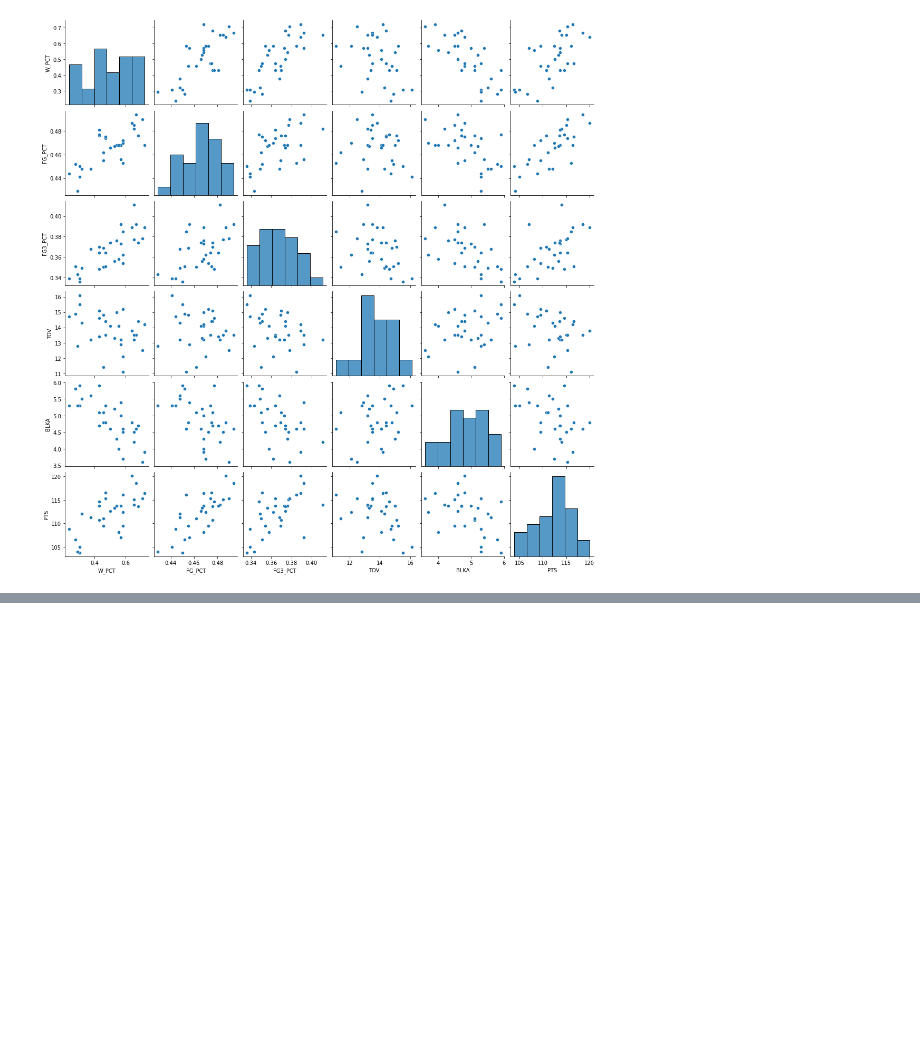
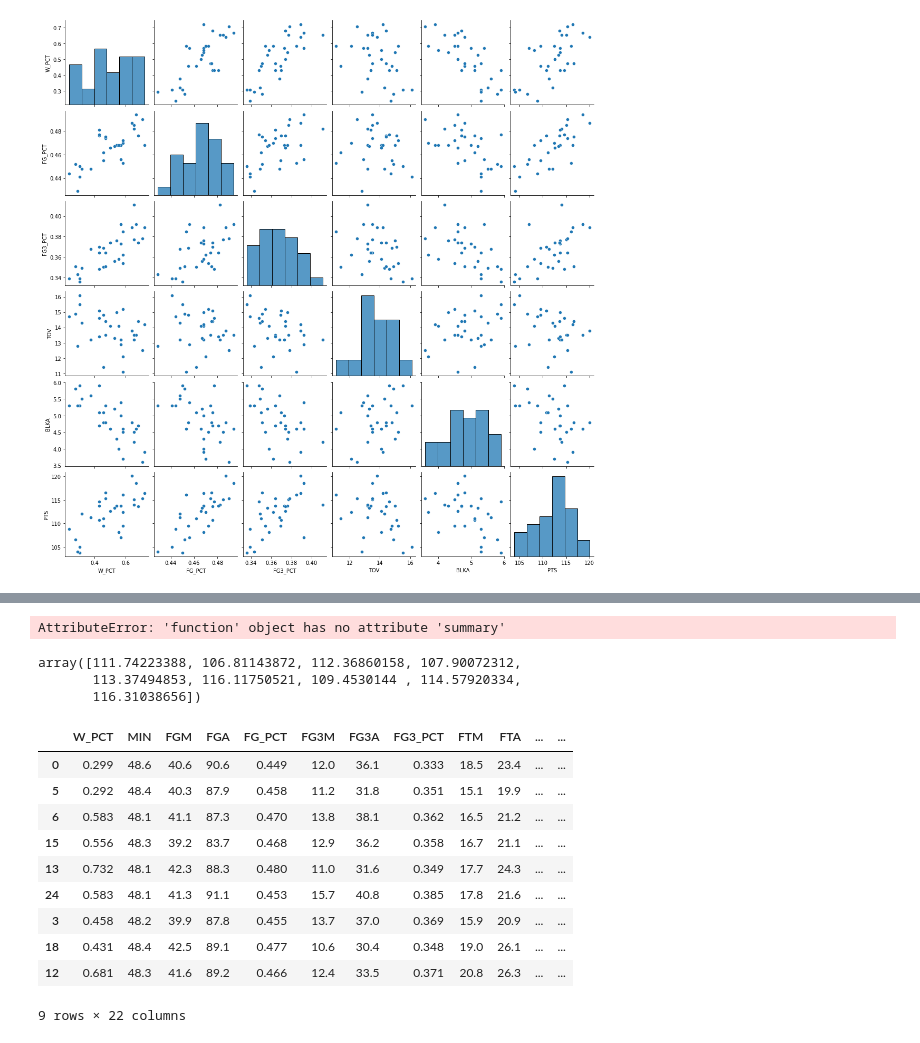
Before and after one commit to russellsprout/CMSE202_Proj, a Jupyter notebook: NBA.ipynb, the cells around one changed output, grey strips where cells are left out. Saved outputs shown, nothing was run; the diff lists cells and outputs as text; code cells hidden in the pictures; blank space fills up the shorter version.

```diff
--- a/NBA.ipynb
+++ b/NBA.ipynb
@@ -92,0 +223,4 @@ NBA = NBA.drop(['CFPARAMS', 'CFID','TEAM_ID'], axis = 1)
+# %%
+years = [NBA_19_20,NBA_20_21]
+NBA = pd.concat(years)
+NBA.head(3)
@@ -93,5 +233,6 @@ NBA = NBA.drop(['CFPARAMS', 'CFID','TEAM_ID'], axis = 1)
 # %%
-NBA_num = NBA.drop(['GP','W','L','TEAM_NAME', 'GP_RANK','W_RANK','L_RANK','W_PCT_RANK','MIN_RANK','FGM_RANK',
+NBA = NBA.drop(['CFPARAMS', 'CFID','TEAM_ID','GP','W','L','TEAM_NAME', 'GP_RANK','W_RANK','L_RANK','W_PCT_RANK','MIN_RANK','FGM_RANK',
 'FGA_RANK','FG_PCT_RANK','FG3M_RANK','FG3A_RANK','FG3_PCT_RANK','FTM_RANK','FTA_RANK','FT_PCT_RANK','OREB_RANK',
 'DREB_RANK','REB_RANK','AST_RANK','TOV_RANK','STL_RANK','BLK_RANK','BLKA_RANK','PF_RANK','PFD_RANK','PTS_RANK',
-'PLUS_MINUS_RANK'], axis =1 )
+'PLUS_MINUS_RANK'], axis = 1)
+NBA.shape
@@ -144,0 +283,8 @@ y = NBA['W_PCT']
+# %%
+x = NBA.drop('PTS', axis = 1 )
+y = NBA['PTS']
+
+# importing train_test_split from sklearn
+from sklearn.model_selection import train_test_split
+# splitting the data
+x_train, x_test, y_train, y_test = train_test_split(x, y, test_size = 0.15, random_state = 42)
@@ -144,0 +311,30 @@ y = NBA['W_PCT']
+# %%
+# importing module
+from sklearn.linear_model import LinearRegression
+# creating an object of LinearRegression class
+LR = LinearRegression()
+# fitting the training data
+LR.fit(x_train,y_train)
+# %% [output]
+AttributeError: 'function' object has no attribute 'summary'
+# %%
+y_prediction =  LR.predict(x_test)
+y_prediction
+# %% [output]
+array([111.74223388, 106.81143872, 112.36860158, 107.90072312,
+       113.37494853, 116.11750521, 109.4530144 , 114.57920334,
+       116.31038656])
+# %%
+x_test
+# %% [output]
+|  | W_PCT | MIN | FGM | FGA | FG_PCT | FG3M | FG3A | FG3_PCT | FTM | FTA | ... | ... |
+| 0 | 0.299 | 48.6 | 40.6 | 90.6 | 0.449 | 12.0 | 36.1 | 0.333 | 18.5 | 23.4 | ... | ... |
+| 5 | 0.292 | 48.4 | 40.3 | 87.9 | 0.458 | 11.2 | 31.8 | 0.351 | 15.1 | 19.9 | ... | ... |
+| 6 | 0.583 | 48.1 | 41.1 | 87.3 | 0.470 | 13.8 | 38.1 | 0.362 | 16.5 | 21.2 | ... | ... |
+| 15 | 0.556 | 48.3 | 39.2 | 83.7 | 0.468 | 12.9 | 36.2 | 0.358 | 16.7 | 21.1 | ... | ... |
+| 13 | 0.732 | 48.1 | 42.3 | 88.3 | 0.480 | 11.0 | 31.6 | 0.349 | 17.7 | 24.3 | ... | ... |
+| 24 | 0.583 | 48.1 | 41.3 | 91.1 | 0.453 | 15.7 | 40.8 | 0.385 | 17.8 | 21.6 | ... | ... |
+| 3 | 0.458 | 48.2 | 39.9 | 87.8 | 0.455 | 13.7 | 37.0 | 0.369 | 15.9 | 20.9 | ... | ... |
+| 18 | 0.431 | 48.4 | 42.5 | 89.1 | 0.477 | 10.6 | 30.4 | 0.348 | 19.0 | 26.1 | ... | ... |
+| 12 | 0.681 | 48.3 | 41.6 | 89.2 | 0.466 | 12.4 | 33.5 | 0.371 | 20.8 | 26.3 | ... | ... |
+9 rows × 22 columns
```
Also changed, not shown: parts of 13 cells of this notebook.
